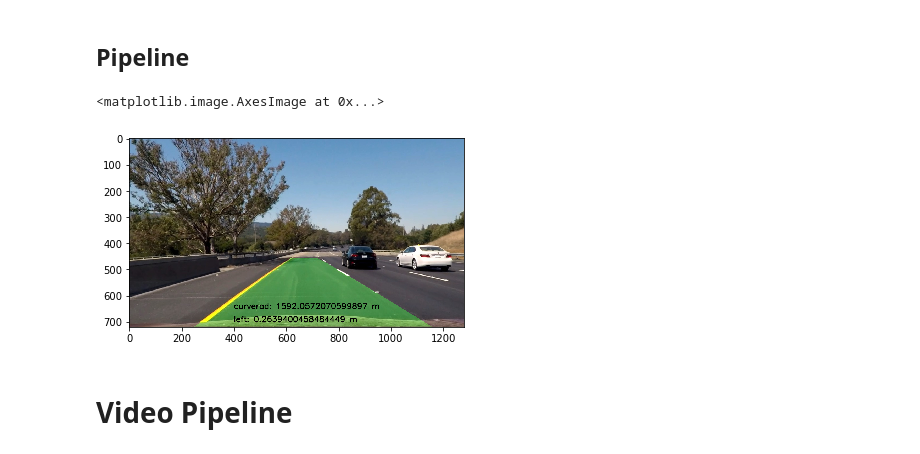
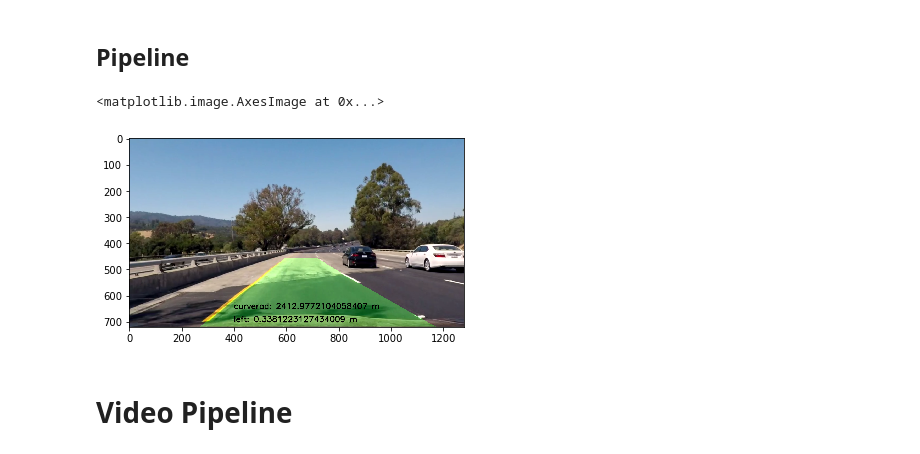
Before and after one commit to skymaze/CarND, a Jupyter notebook: CarND-Advanced-Lane-Lines/Lane_Finding_Pipeline.ipynb, the cells around one changed output. Cells and saved outputs as stored; diff of their text form; code cells hidden in the pictures.

```diff
--- a/CarND-Advanced-Lane-Lines/Lane_Finding_Pipeline.ipynb
+++ b/CarND-Advanced-Lane-Lines/Lane_Finding_Pipeline.ipynb
@@ -315,26 +343,26 @@ def process_image(image, mtx, dist):
     ploty, left_fitx, right_fitx = find_lines(warped)
     result = draw_lane(undist, warped, Minv, ploty, left_fitx, right_fitx)
     left_curverad, right_curverad, off_center = measuring_curvature(ploty, left_fitx, right_fitx)
-    return result, left_curverad, right_curverad, off_center, ploty, left_fitx, right_fitx
+    return result, left_curverad, right_curverad, off_center
 # %%
-image = cv2.imread('test_images/test6.jpg')
+image = cv2.imread('test_images/video2.png')
 image = cv2.cvtColor(image, cv2.COLOR_BGR2RGB)
-
-result, left_curverad, right_curverad, off_center, _, _, _ = process_image(image, mtx, dist)
+image = cv2.resize(image,(1280,720))
+result, left_curverad, right_curverad, off_center= process_image(image, mtx, dist)
 curverad = (left_curverad + right_curverad)/2
 cur_str = 'curverad: {curverad} m'.format(curverad=curverad)
 if off_center > 0:
     oc_str = 'left: {off_center} m'.format(off_center=off_center)
 elif off_center < 0:
     oc_str = 'right: {off_center} m'.format(off_center=-off_center)
 else:
     oc_str = 'center'
 cv2.putText(result, cur_str, (400,650), cv2.FONT_HERSHEY_SIMPLEX, 1,(0,0,0),2,cv2.LINE_AA)
 cv2.putText(result, oc_str, (400,700), cv2.FONT_HERSHEY_SIMPLEX, 1,(0,0,0),2,cv2.LINE_AA)
 plt.imshow(result)
 # %% [output]
 <matplotlib.image.AxesImage at 0x...>
-[figure, old version]
+[figure, new version]
 # %%
 images = glob.glob('test_images/test*.jpg')
 
```
Also changed, not shown: parts of 6 cells of this notebook, 17 other files.
